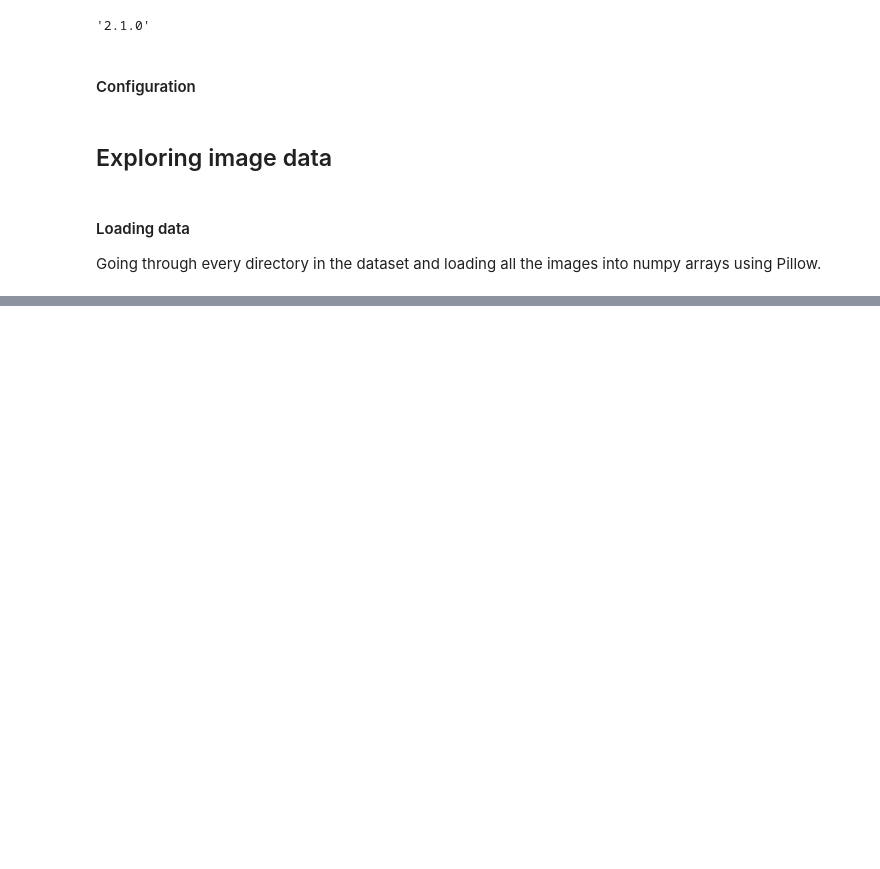
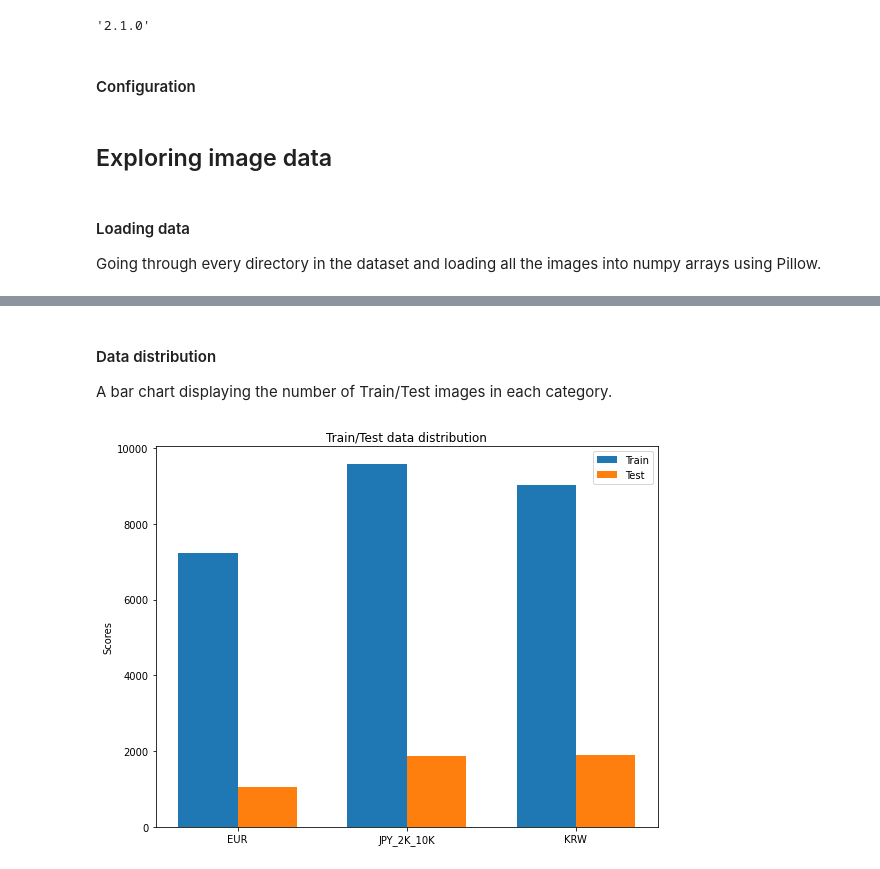
Before and after one commit to angel-penchev/banknote-serial, a Jupyter notebook: banknote_serial.ipynb, the cells around one changed output, grey strips where cells are left out. Saved outputs shown, nothing was run; the diff lists cells and outputs as text; code cells hidden in the pictures; blank space fills up the shorter version.

Commit message:
[Research] Exploring the dataset further (recognition)
Reviewing data distribution and image resolutions.
References #2.

```diff
--- a/banknote_serial.ipynb
+++ b/banknote_serial.ipynb
@@ -31,7 +32,7 @@ train_locations = [
 ]
 
 test_locations = [
-    "./dataset/SNRdataset/EUR/val",
+    "./dataset/SNRdataset/EUR/test",
     "./dataset/SNRdataset/JPY_1K_5K/test",
     "./dataset/SNRdataset/JPY_2K_10K/test",
     "./dataset/SNRdataset/KRW/test"
@@ -73,0 +75,22 @@ plt.show()
+# %% [markdown]
+#### Data distribution
+A bar chart displaying the number of Train/Test images in each category.
+# %%
+train_means = [len(glob.glob(path + '/*')) for path in train_locations]
+test_means = [len(glob.glob(path + '/*')) for path in test_locations]
+
+ind = np.arange(len(train_locations))
+plt.figure(figsize=(9, 7))
+width = 0.35
+plt.bar(ind, train_means, width, label='Train')
+plt.bar(ind + width, test_means, width,
+    label='Test')
+
+plt.ylabel('Scores')
+plt.title('Train/Test data distribution')
+
+plt.xticks(ind + width / 2, [path.split('/')[-2] for path in train_locations])
+plt.legend(loc='best')
+plt.show()
+# %% [output]
+[figure, added]
```
Also changed, not shown: parts of 6 cells of this notebook.
